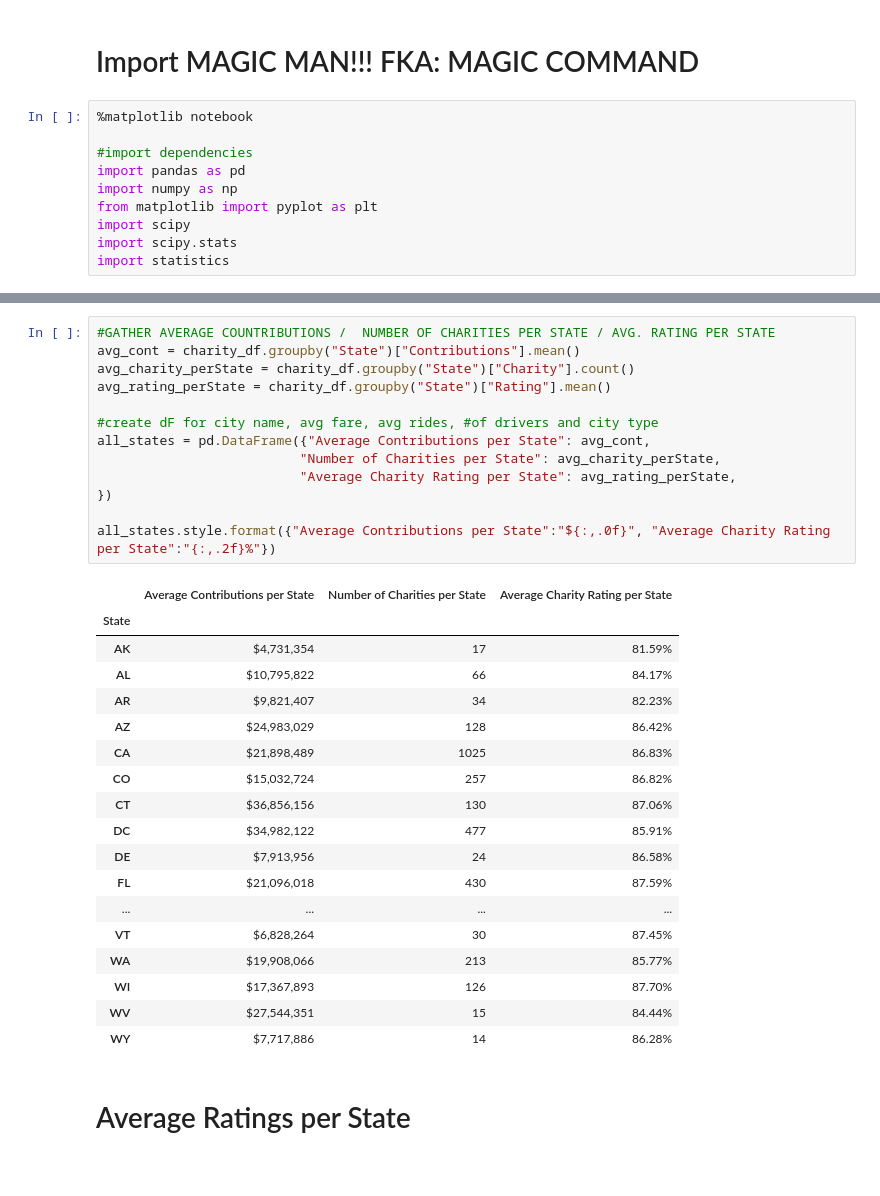
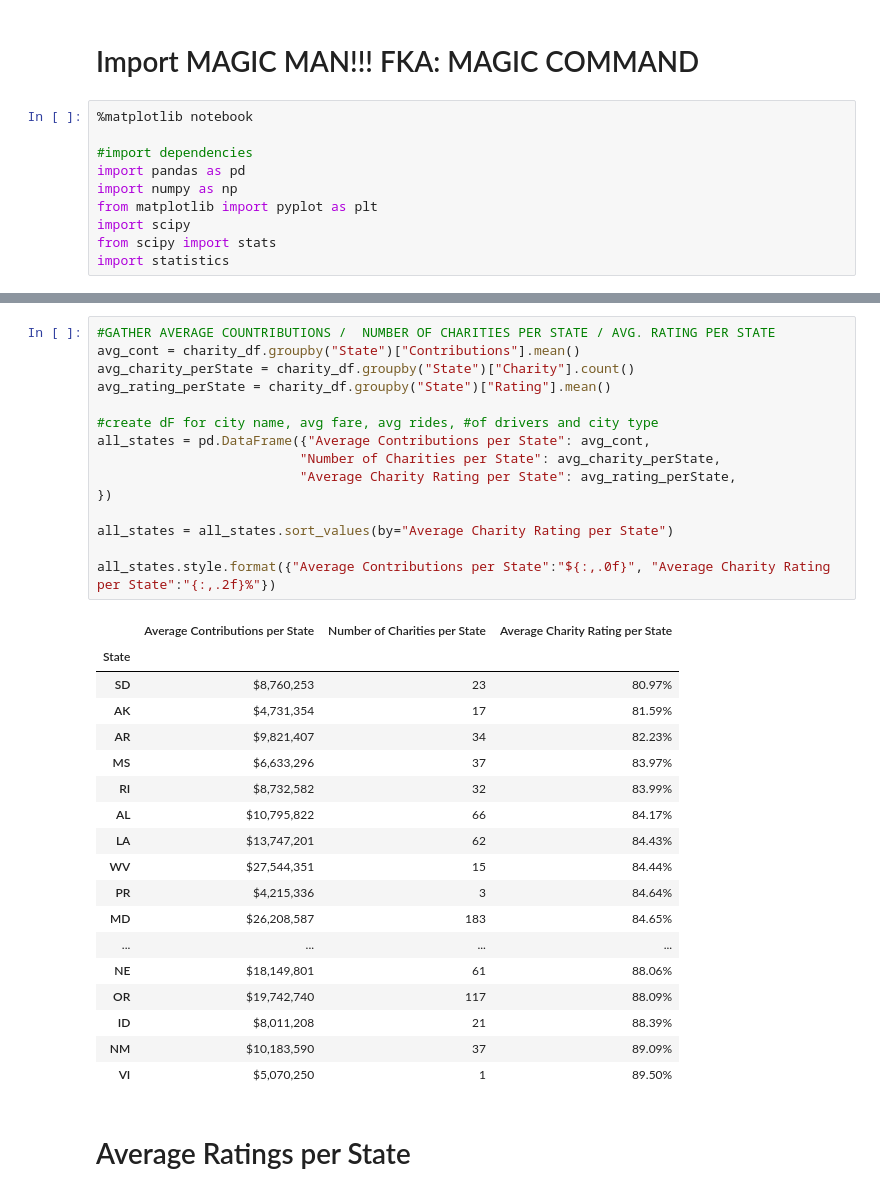
Before and after one commit to randyn/project-one, a Jupyter notebook: State_observations.ipynb, the cells around one changed output, grey strips where cells are left out. Drawn from its saved outputs; the diff is of its cells as text.

```diff
--- a/State_observations.ipynb
+++ b/State_observations.ipynb
@@ -8,7 +8,7 @@ import pandas as pd
 import numpy as np
 from matplotlib import pyplot as plt
 import scipy
-import scipy.stats
+from scipy import stats
 import statistics
 # %%
 #OPEN / READ CSV
@@ -24,35 +24,37 @@ charity_df.head()
 # %%
 #GATHER AVERAGE COUNTRIBUTIONS /  NUMBER OF CHARITIES PER STATE / AVG. RATING PER STATE
 avg_cont = charity_df.groupby("State")["Contributions"].mean()
 avg_charity_perState = charity_df.groupby("State")["Charity"].count()
 avg_rating_perState = charity_df.groupby("State")["Rating"].mean()
 
 #create dF for city name, avg fare, avg rides, #of drivers and city type
 all_states = pd.DataFrame({"Average Contributions per State": avg_cont,
                           "Number of Charities per State": avg_charity_perState,
                           "Average Charity Rating per State": avg_rating_perState,
 })
 
+all_states = all_states.sort_values(by="Average Charity Rating per State")
+
 all_states.style.format({"Average Contributions per State":"${:,.0f}", "Average Charity Rating per State":"{:,.2f}%"})
 # %% [output]
 |  | Average Contributions per State | Number of Charities per State | Average Charity Rating per State |
 | State |  |  |  |
+| SD | $8,760,253 | 23 | 80.97% |
 | AK | $4,731,354 | 17 | 81.59% |
+| AR | $9,821,407 | 34 | 82.23% |
+| MS | $6,633,296 | 37 | 83.97% |
+| RI | $8,732,582 | 32 | 83.99% |
 | AL | $10,795,822 | 66 | 84.17% |
-| AR | $9,821,407 | 34 | 82.23% |
-| AZ | $24,983,029 | 128 | 86.42% |
-| CA | $21,898,489 | 1025 | 86.83% |
-| CO | $15,032,724 | 257 | 86.82% |
-| CT | $36,856,156 | 130 | 87.06% |
-| DC | $34,982,122 | 477 | 85.91% |
-| DE | $7,913,956 | 24 | 86.58% |
-| FL | $21,096,018 | 430 | 87.59% |
+| LA | $13,747,201 | 62 | 84.43% |
+| WV | $27,544,351 | 15 | 84.44% |
+| PR | $4,215,336 | 3 | 84.64% |
+| MD | $26,208,587 | 183 | 84.65% |
 | ... | ... | ... | ... |
-| VT | $6,828,264 | 30 | 87.45% |
-| WA | $19,908,066 | 213 | 85.77% |
-| WI | $17,367,893 | 126 | 87.70% |
-| WV | $27,544,351 | 15 | 84.44% |
-| WY | $7,717,886 | 14 | 86.28% |
+| NE | $18,149,801 | 61 | 88.06% |
+| OR | $19,742,740 | 117 | 88.09% |
+| ID | $8,011,208 | 21 | 88.39% |
+| NM | $10,183,590 | 37 | 89.09% |
+| VI | $5,070,250 | 1 | 89.50% |
 # %% [markdown]
 # Average Ratings per State
 # %%
```
Also changed, not shown: parts of 17 cells of this notebook.
